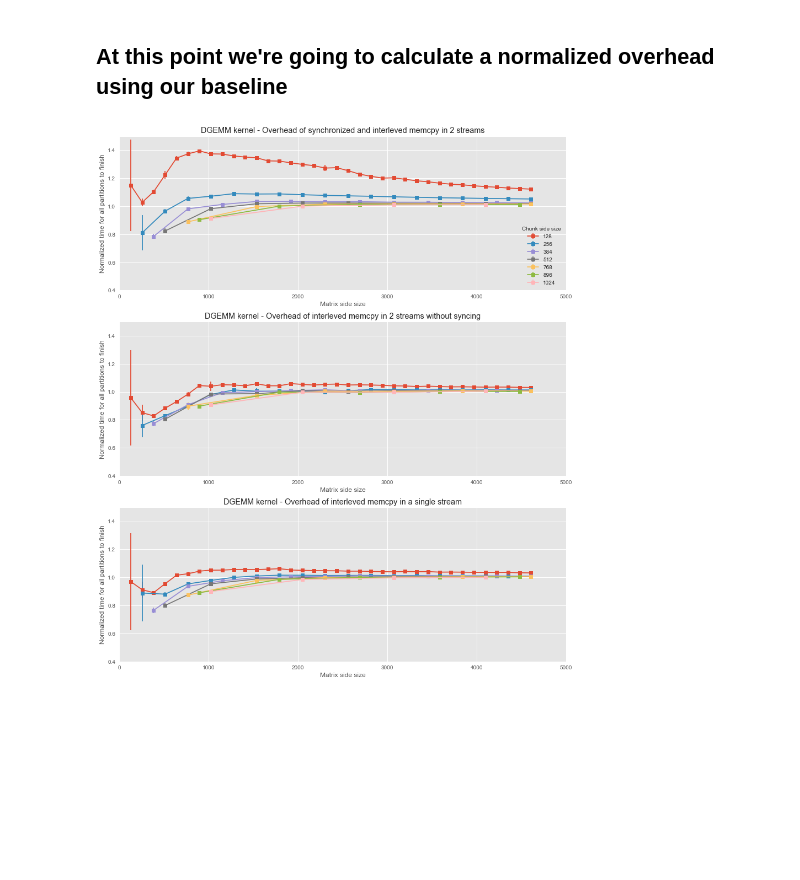
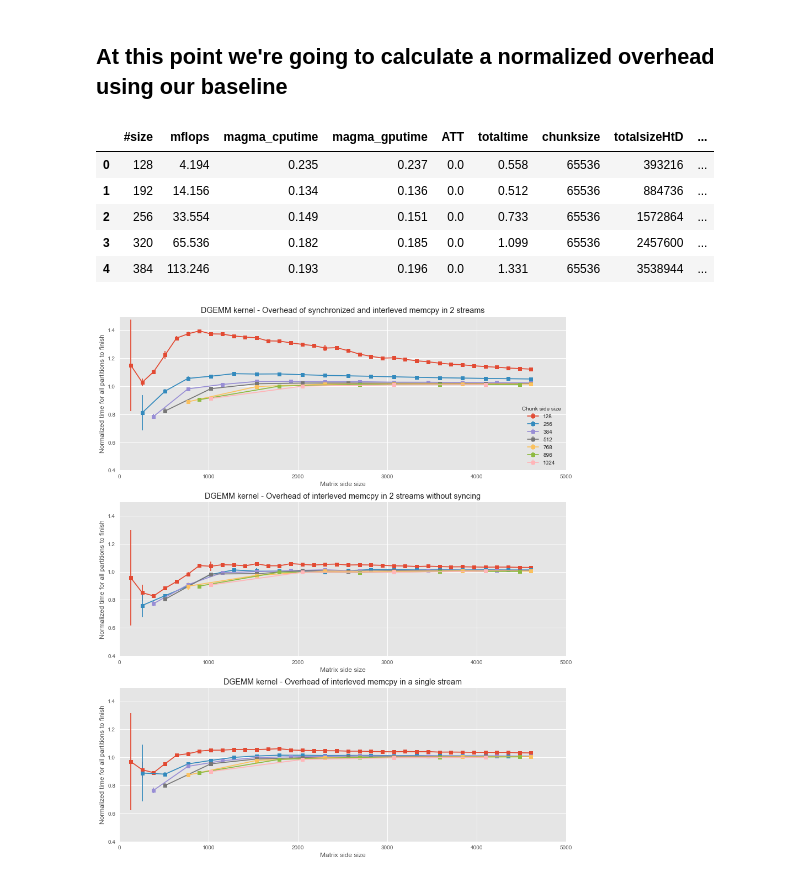
Before and after one commit to Erikun/bandwidthpartition, a Jupyter notebook: chunkedwithkernels.ipynb, the cells around one changed output. Drawn from its saved outputs; the diff is of its cells as text; code cells hidden in the pictures; blank space fills up the shorter version.

```diff
--- a/chunkedwithkernels.ipynb
+++ b/chunkedwithkernels.ipynb
@@ -1377,7 +1377,14 @@ At this point we're going to calculate a normalized overhead using our baseline
 --------------------------------------------------------------------------
 # %%
 bl.columns = bl.columns.str.strip()
-#bl.head()
+bl.head()
+# %% [output]
+|  | #size | mflops | magma_cputime | magma_gputime | ATT | totaltime | chunksize | totalsizeHtD | ... |
+| 0 | 128 | 4.194 | 0.235 | 0.237 | 0.0 | 0.558 | 65536 | 393216 | ... |
+| 1 | 192 | 14.156 | 0.134 | 0.136 | 0.0 | 0.512 | 65536 | 884736 | ... |
+| 2 | 256 | 33.554 | 0.149 | 0.151 | 0.0 | 0.733 | 65536 | 1572864 | ... |
+| 3 | 320 | 65.536 | 0.182 | 0.185 | 0.0 | 1.099 | 65536 | 2457600 | ... |
+| 4 | 384 | 113.246 | 0.193 | 0.196 | 0.0 | 1.331 | 65536 | 3538944 | ... |
 # %%
 # normalizeddf = dfsync.copy()
 # normalizeddf = normalizeddf.loc[normalizeddf['Kernel']=='partition 2']
```
Also changed, not shown: parts of 1 cell of this notebook, 3 other files.
